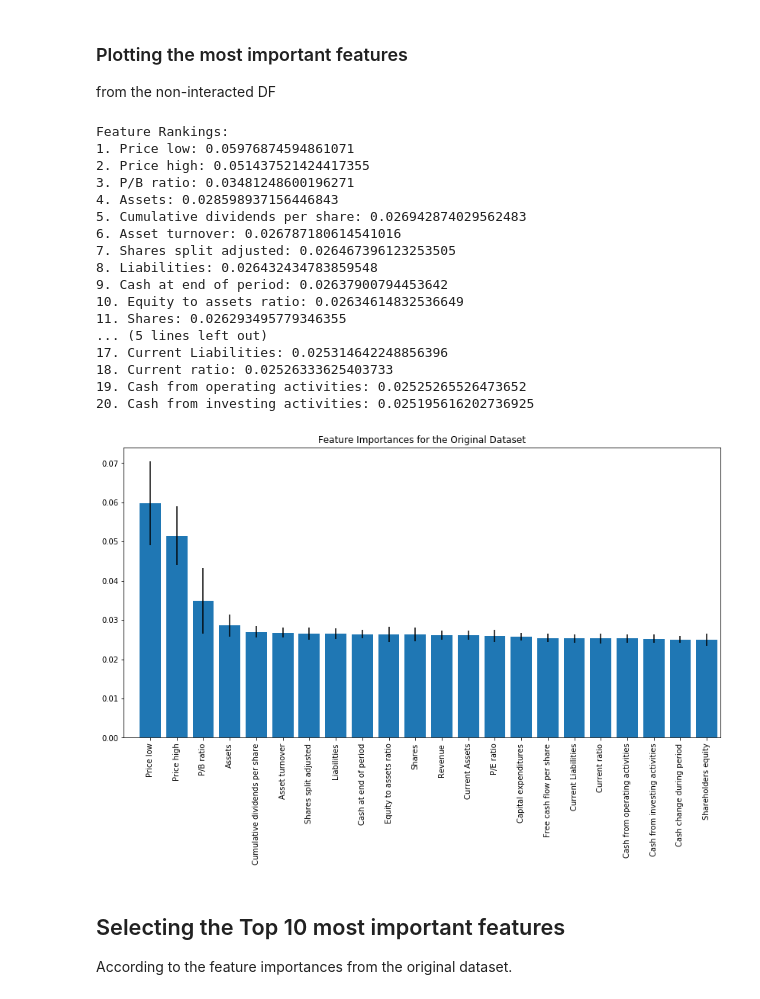
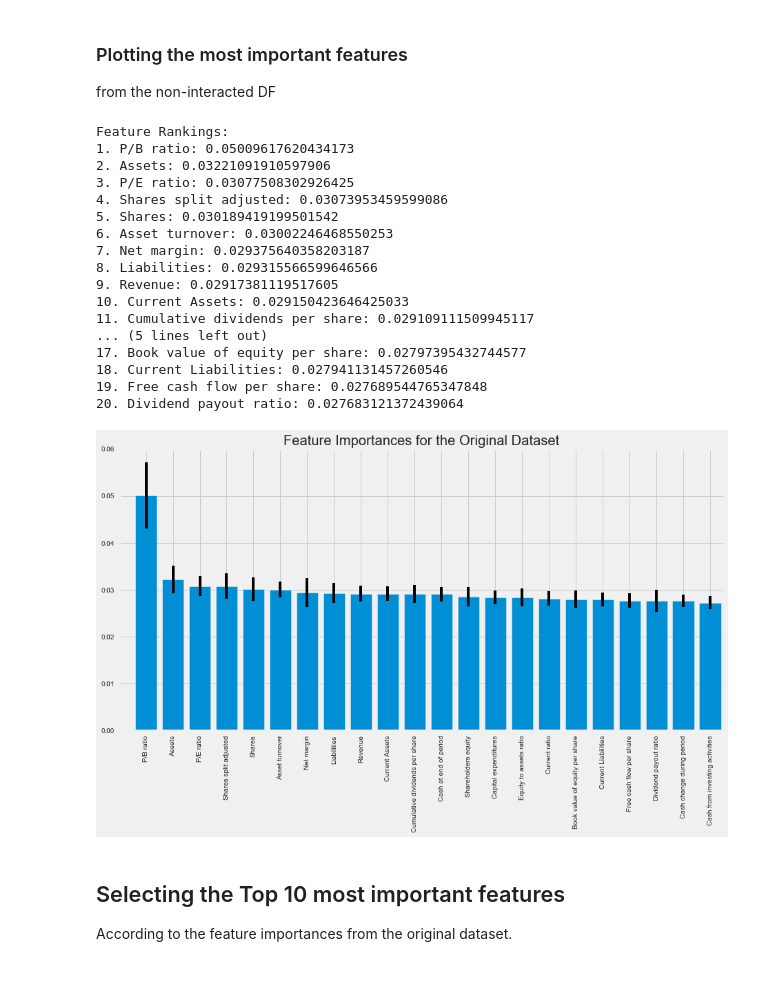
Before and after one commit to marcosan93/Stock-Analyzer, a Jupyter notebook: Classification/Exploring_Data.ipynb, the cells around one changed output. Cells and saved outputs as stored; diff of their text form; code cells hidden in the pictures.

Commit message:
ran classification models and changed the parameters for class labeling

```diff
--- a/Classification/Exploring_Data.ipynb
+++ b/Classification/Exploring_Data.ipynb
@@ -60,0 +62,16 @@ plt.show()
+# %%
+plt.figure(figsize=(14,8))
+plt.style.use('fivethirtyeight')
+
+# Plotting the distribution of each DF's Future % return
+buy_df[buy_df['Future % Low']<=1000]['Future % Low'].hist(bins=800, label='Buy')
+sell_df['Future % Low'].hist(bins=200, label='Sell')
+hold_df['Future % Low'].hist(bins=200, label='Hold')
+
+
+plt.title("Quarterly Reports and Future Returns")
+plt.ylabel("# of Quarterly Reports")
+plt.xlabel("Future % Low")
+plt.xlim([-100, 100])
+plt.legend()
+plt.show()
@@ -186,21 +206,22 @@ plt.style.use('seaborn')
 
 # Plotting the features for each class
 for i in buy_df.columns:
-    plt.figure(figsize=(14,6))
+    if i not in ['Price', 'Price low', 'Price high', 'Future % High', 'Future % Low']:
+        plt.figure(figsize=(14,6))
 
-    # Threshold to pass to see how prevalent each class is in each feature
-    thres1 = 0.9999
-    thres2 = 0.0001
+        # Threshold to pass to see how prevalent each class is in each feature
+        thres1 = 0.9999
+        thres2 = 0.0001
 
-    # Plotting the classes
-    plt.barh("Buy", buy_df[(buy_df[i]>=buy_df[i].quantile(thres1)) | (buy_df[i]<=buy_df[i].quantile(thres2))].shape[0])
-    plt.barh("Sell", sell_df[(sell_df[i]>=sell_df[i].quantile(thres1)) | (sell_df[i]<=sell_df[i].quantile(thres2))].shape[0])
-    plt.barh("Hold", hold_df[(hold_df[i]>=hold_df[i].quantile(thres1)) | (hold_df[i]<=hold_df[i].quantile(thres2))].shape[0])
+        # Plotting the classes
+        plt.barh("Buy", buy_df[(buy_df[i]>=buy_df[i].quantile(thres1)) | (buy_df[i]<=buy_df[i].quantile(thres2))].shape[0])
+        plt.barh("Sell", sell_df[(sell_df[i]>=sell_df[i].quantile(thres1)) | (sell_df[i]<=sell_df[i].quantile(thres2))].shape[0])
+        plt.barh("Hold", hold_df[(hold_df[i]>=hold_df[i].quantile(thres1)) | (hold_df[i]<=hold_df[i].quantile(thres2))].shape[0])
 
-    plt.ylabel("Classes")
-    plt.xlabel("# of Quarterly Reports")
-    plt.title(f"Class exceeding the {thres1*100} & {thres2*100} Percentile Range\nin {i}")
-    plt.show()
+        plt.ylabel("Classes")
+        plt.xlabel("# of Quarterly Reports")
+        plt.title(f"Class exceeding the {thres1*100} & {thres2*100} Percentile Range\nin {i}")
+        plt.show()
 # %% [output]
 [figure]
 [figure]
@@ -388,7 +409,7 @@ According to this, the top 20 important features do not contain many significant
 forest = ExtraTreesClassifier(n_estimators=100)
 
 # Dropping the necessary columns as well as any columns
-X = final_df.drop(['Price', 'Future % Return', 'Decision'], 1)
+X = final_df.drop(['Price', 'Price low', 'Price high', 'Future % High', 'Future % Low', 'Decision'], 1)
 y = final_df.Decision
 
 # Fitting the classifier
@@ -408,38 +429,40 @@ indices = np.argsort(importances)[::-1]
 ### Plotting the most important features
 from the non-interacted DF
 # %%
+plt.style.use('fivethirtyeight')
+
 print("Feature Rankings:")
 
 for i in range(20):
     print(f"{i+1}. {X.columns[indices[i]]}: {importances[indices[i]]}")
 
 plt.figure(figsize=(14,7))
 
 plt.title("Feature Importances for the Original Dataset")
 plt.bar(range(X.shape[1]), importances[indices], yerr=std[indices], align='center')
 
 plt.xticks(range(X.shape[1]), X.columns[indices], rotation=90)
 plt.xlim([-1, 21.5])
 plt.show()
 # %% [output]
 Feature Rankings:
-1. Price low: 0.05976874594861071
-2. Price high: 0.051437521424417355
-3. P/B ratio: 0.03481248600196271
-4. Assets: 0.028598937156446843
-5. Cumulative dividends per share: 0.026942874029562483
-6. Asset turnover: 0.026787180614541016
-7. Shares split adjusted: 0.026467396123253505
-8. Liabilities: 0.026432434783859548
-9. Cash at end of period: 0.02637900794453642
-10. Equity to assets ratio: 0.02634614832536649
-11. Shares: 0.026293495779346355
+1. P/B ratio: 0.05009617620434173
+2. Assets: 0.03221091910597906
+3. P/E ratio: 0.03077508302926425
+4. Shares split adjusted: 0.03073953459599086
+5. Shares: 0.030189419199501542
+6. Asset turnover: 0.03002246468550253
+7. Net margin: 0.029375640358203187
+8. Liabilities: 0.029315566599646566
+9. Revenue: 0.02917381119517605
+10. Current Assets: 0.029150423646425033
+11. Cumulative dividends per share: 0.029109111509945117
 ... (5 lines left out)
-17. Current Liabilities: 0.025314642248856396
-18. Current ratio: 0.02526333625403733
-19. Cash from operating activities: 0.02525265526473652
-20. Cash from investing activities: 0.025195616202736925
+17. Book value of equity per share: 0.02797395432744577
+18. Current Liabilities: 0.027941131457260546
+19. Free cash flow per share: 0.027689544765347848
+20. Dividend payout ratio: 0.027683121372439064
-[figure, old version]
+[figure, new version]
 # %% [markdown]
 ## Selecting the Top 10 most important features
 According to the feature importances from the original dataset.
```
Also changed, not shown: parts of 22 cells of this notebook, 10 other files.
